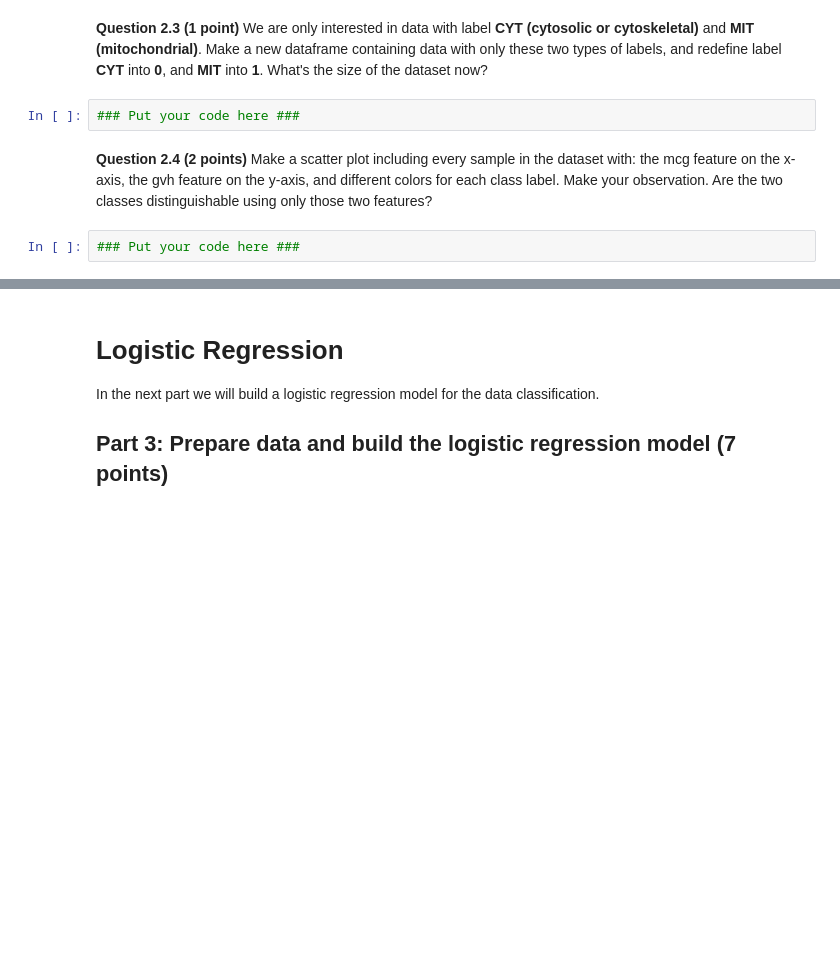
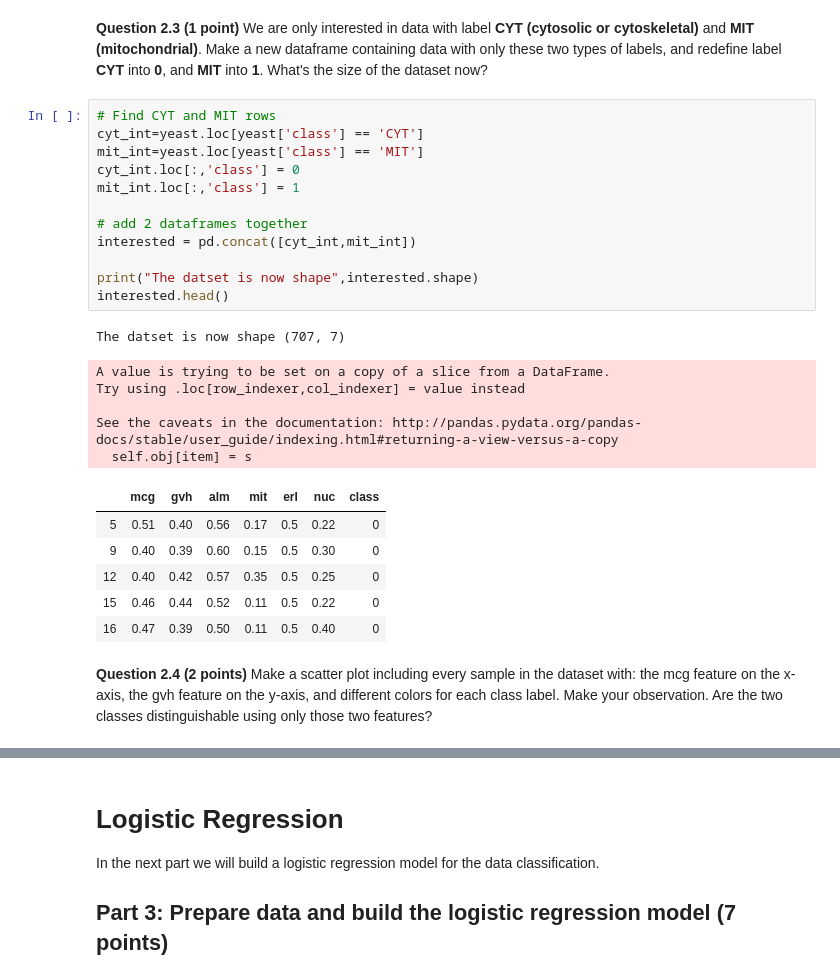
Before and after one commit to mcfallal/CMSE202, a Jupyter notebook: HW-03_GitML-Lexi McFall.ipynb, the cells around one changed output, grey strips where cells are left out. Saved outputs shown, nothing was run; the diff lists cells and outputs as text; blank space fills up the shorter version.

```diff
--- a/HW-03_GitML-Lexi McFall.ipynb
+++ b/HW-03_GitML-Lexi McFall.ipynb
@@ -65,9 +98,30 @@ In this homework we will be working with the yeast dataset and building logistic
 # %% [markdown]
 **Question 2.3 (1 point)** We are only interested in data with label **CYT (cytosolic or cytoskeletal)** and **MIT (mitochondrial)**. Make a new dataframe containing
 data with only these two types of labels, and redefine label **CYT** into **0**, and **MIT** into **1**. What's the size of the dataset now?
-# %%
-### Put your code here ###
+# %%
+# Find CYT and MIT rows
+cyt_int=yeast.loc[yeast['class'] == 'CYT']
+mit_int=yeast.loc[yeast['class'] == 'MIT']
+cyt_int.loc[:,'class'] = 0
+mit_int.loc[:,'class'] = 1
+
+# add 2 dataframes together
+interested = pd.concat([cyt_int,mit_int])
+
+print("The datset is now shape",interested.shape)
+interested.head()
+# %% [output]
+The datset is now shape (707, 7)
+A value is trying to be set on a copy of a slice from a DataFrame.
+Try using .loc[row_indexer,col_indexer] = value instead
+
+See the caveats in the documentation: http://pandas.pydata.org/pandas-docs/stable/user_guide/indexing.html#returning-a-view-versus-a-copy
+  self.obj[item] = s
+|  | mcg | gvh | alm | mit | erl | nuc | class |
+| 5 | 0.51 | 0.40 | 0.56 | 0.17 | 0.5 | 0.22 | 0 |
+| 9 | 0.40 | 0.39 | 0.60 | 0.15 | 0.5 | 0.30 | 0 |
+| 12 | 0.40 | 0.42 | 0.57 | 0.35 | 0.5 | 0.25 | 0 |
+| 15 | 0.46 | 0.44 | 0.52 | 0.11 | 0.5 | 0.22 | 0 |
+| 16 | 0.47 | 0.39 | 0.50 | 0.11 | 0.5 | 0.40 | 0 |
 # %% [markdown]
 **Question 2.4 (2 points)** Make a scatter plot including every sample in the dataset with: the mcg feature on the x-axis, the gvh feature on the y-axis, and different colors for each class label. Make your observation. Are the two classes distinguishable using only those two features?
-# %%
-### Put your code here ###
```
Also changed, not shown: parts of 15 cells of this notebook.
